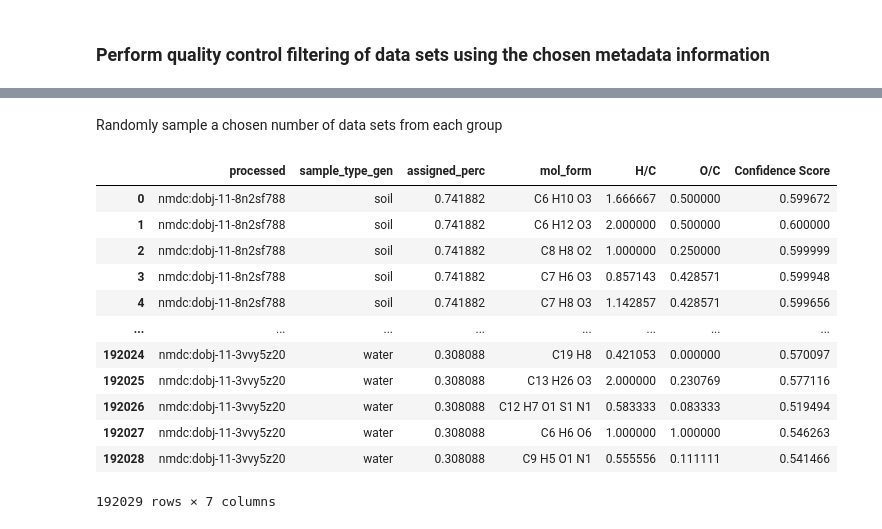
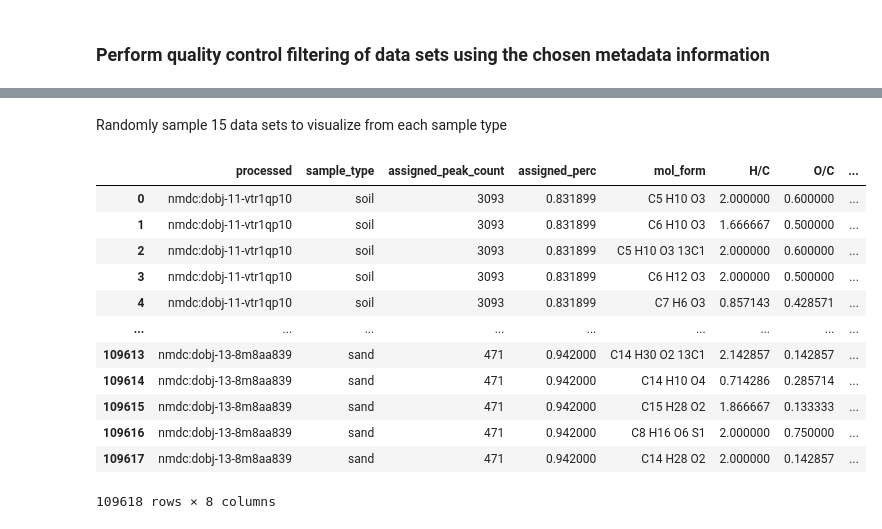
Before and after one commit to microbiomedata/nmdc_notebooks, a Jupyter notebook: NOM_visualizations/python/nom_data.ipynb, the cells around one changed output, grey strips where cells are left out. Saved outputs shown, nothing was run; the diff lists cells and outputs as text; code cells hidden in the pictures.

```diff
--- a/NOM_visualizations/python/nom_data.ipynb
+++ b/NOM_visualizations/python/nom_data.ipynb
@@ -393,23 +445,21 @@ How many data sets are in each group?
 # %%
+#filter data sets according to stats on peak assignment
+nom_filt=nom_summary_df[nom_summary_df['assigned_peak_count']>=250]
+nom_filt=nom_filt[nom_filt['assigned_perc']>=0.3]
+
 #expand listed columns in molecular formula df
-mol_expanded=mol.explode(['mol_form','H/C','O/C','Confidence Score'])
+nom_filt_expanded=nom_filt.explode(['mol_form','H/C','O/C','Confidence Score'])
 
 #resave expanded columns as numeric
-mol_expanded['O/C']=pd.to_numeric(mol_expanded['O/C'])
-mol_expanded['H/C']=pd.to_numeric(mol_expanded['H/C'])
-mol_expanded['Confidence Score']=pd.to_numeric(mol_expanded['Confidence Score'])
+nom_filt_expanded['O/C']=pd.to_numeric(nom_filt_expanded['O/C'])
+nom_filt_expanded['H/C']=pd.to_numeric(nom_filt_expanded['H/C'])
+nom_filt_expanded['Confidence Score']=pd.to_numeric(nom_filt_expanded['Confidence Score'])
 
 #metadata group column
-grouping_column='sample_type_gen'
-
-#merge to include metadata type/category
-metadata_mol=mol_expanded.merge(merged_df[['processed_nom_id',grouping_column]].rename(columns={"processed_nom_id":"processed"}),on=['processed'],how="left")
-
-#filter to datasets with more than 30% of peaks assigned
-perc_assign_filt=metadata_mol[metadata_mol['assigned_perc']>0.30]
+grouping_column='sample_type'
 
 #count number of datasets in each type
-count_type=perc_assign_filt[['processed',grouping_column]].drop_duplicates().value_counts(grouping_column)
+count_type=nom_filt_expanded[['processed',grouping_column]].drop_duplicates().value_counts(grouping_column)
 
 count_type
 # %% [output]
@@ -421,47 +471,44 @@ water         33
 Name: count, dtype: int64
 # %% [markdown]
-Randomly sample a chosen number of data sets from each group
+Randomly sample 15 data sets to visualize from each sample type
 # %%
-
 #determine sampling size based on counts above
-n=33
+n=15
 
 #list the different types
 list_type=count_type.index.tolist()
 
 #for each type, randomly sample n data sets and save them into list
-sampled_data=[]
+nom_sampled=[]
 for type in list_type:
     #each processed ID and sample type
-    mol_type=perc_assign_filt[['processed',grouping_column]].drop_duplicates()
+    nom_type=nom_filt_expanded[['processed',grouping_column]].drop_duplicates()
     #filter to current sample type
-    mol_type=mol_type[mol_type[grouping_column]==type]
+    nom_type=nom_type[nom_type[grouping_column]==type]
     #randomly sample n processed IDs in current sample type
-    mol_type=mol_type.sample(n=n, random_state=2)
+    nom_type=nom_type.sample(n=n, random_state=2)
     #save
-    sampled_data.append(mol_type)
+    nom_sampled.append(nom_type)
 
 #resave list as dataframe
-sampled_data=pd.concat(sampled_data)
+nom_sampled=pd.concat(nom_sampled)
 
+#remerge rest of the data for the sampled data sets
+nom_sampled=nom_sampled.merge(nom_filt_expanded,on=['processed',grouping_column],how="left")
 
-#pull rest of the data for the sampled data sets
-sampled_data_merged=sampled_data.merge(perc_assign_filt,on=['processed',grouping_column],how="left")
-
-
-sampled_data_merged
+nom_sampled
 # %% [output]
-|  | processed | sample_type_gen | assigned_perc | mol_form | H/C | O/C | Confidence Score |
-| 0 | nmdc:dobj-11-8n2sf788 | soil | 0.741882 | C6 H10 O3 | 1.666667 | 0.500000 | 0.599672 |
-| 1 | nmdc:dobj-11-8n2sf788 | soil | 0.741882 | C6 H12 O3 | 2.000000 | 0.500000 | 0.600000 |
-| 2 | nmdc:dobj-11-8n2sf788 | soil | 0.741882 | C8 H8 O2 | 1.000000 | 0.250000 | 0.599999 |
-| 3 | nmdc:dobj-11-8n2sf788 | soil | 0.741882 | C7 H6 O3 | 0.857143 | 0.428571 | 0.599948 |
-| 4 | nmdc:dobj-11-8n2sf788 | soil | 0.741882 | C7 H8 O3 | 1.142857 | 0.428571 | 0.599656 |
-| ... | ... | ... | ... | ... | ... | ... | ... |
-| 192024 | nmdc:dobj-11-3vvy5z20 | water | 0.308088 | C19 H8 | 0.421053 | 0.000000 | 0.570097 |
-| 192025 | nmdc:dobj-11-3vvy5z20 | water | 0.308088 | C13 H26 O3 | 2.000000 | 0.230769 | 0.577116 |
-| 192026 | nmdc:dobj-11-3vvy5z20 | water | 0.308088 | C12 H7 O1 S1 N1 | 0.583333 | 0.083333 | 0.519494 |
-| 192027 | nmdc:dobj-11-3vvy5z20 | water | 0.308088 | C6 H6 O6 | 1.000000 | 1.000000 | 0.546263 |
-| 192028 | nmdc:dobj-11-3vvy5z20 | water | 0.308088 | C9 H5 O1 N1 | 0.555556 | 0.111111 | 0.541466 |
+|  | processed | sample_type | assigned_peak_count | assigned_perc | mol_form | H/C | O/C | ... |
+| 0 | nmdc:dobj-11-vtr1qp10 | soil | 3093 | 0.831899 | C5 H10 O3 | 2.000000 | 0.600000 | ... |
+| 1 | nmdc:dobj-11-vtr1qp10 | soil | 3093 | 0.831899 | C6 H10 O3 | 1.666667 | 0.500000 | ... |
+| 2 | nmdc:dobj-11-vtr1qp10 | soil | 3093 | 0.831899 | C5 H10 O3 13C1 | 2.000000 | 0.600000 | ... |
+| 3 | nmdc:dobj-11-vtr1qp10 | soil | 3093 | 0.831899 | C6 H12 O3 | 2.000000 | 0.500000 | ... |
+| 4 | nmdc:dobj-11-vtr1qp10 | soil | 3093 | 0.831899 | C7 H6 O3 | 0.857143 | 0.428571 | ... |
+| ... | ... | ... | ... | ... | ... | ... | ... | ... |
+| 109613 | nmdc:dobj-13-8m8aa839 | sand | 471 | 0.942000 | C14 H30 O2 13C1 | 2.142857 | 0.142857 | ... |
+| 109614 | nmdc:dobj-13-8m8aa839 | sand | 471 | 0.942000 | C14 H10 O4 | 0.714286 | 0.285714 | ... |
+| 109615 | nmdc:dobj-13-8m8aa839 | sand | 471 | 0.942000 | C15 H28 O2 | 1.866667 | 0.133333 | ... |
+| 109616 | nmdc:dobj-13-8m8aa839 | sand | 471 | 0.942000 | C8 H16 O6 S1 | 2.000000 | 0.750000 | ... |
+| 109617 | nmdc:dobj-13-8m8aa839 | sand | 471 | 0.942000 | C14 H28 O2 | 2.000000 | 0.142857 | ... |
-192029 rows × 7 columns
+109618 rows × 8 columns
 # %% [markdown]
```
Also changed, not shown: parts of 43 cells of this notebook, 4 other files.
